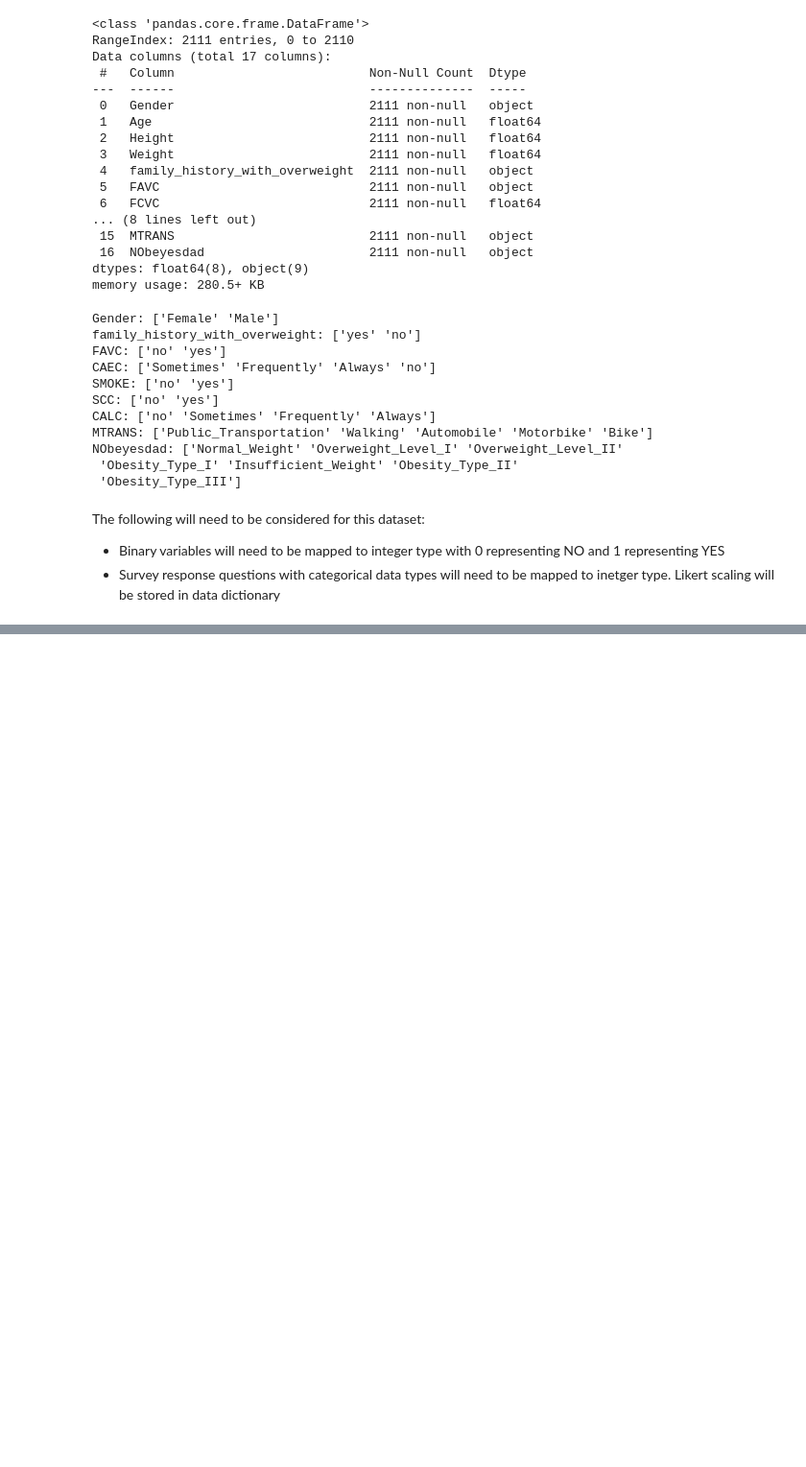
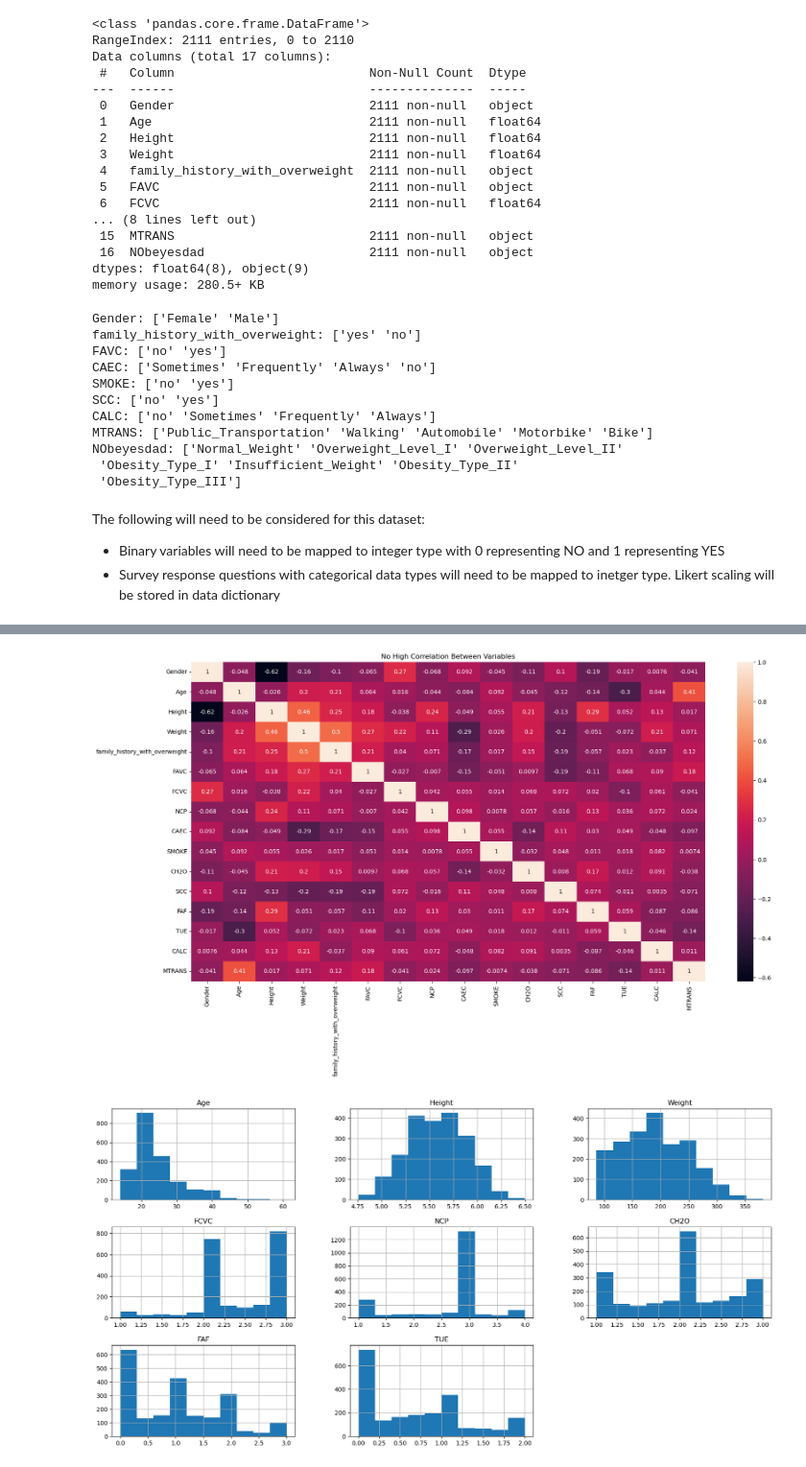
Before and after one commit to Lauren-Wilson/obesity_clustering, a Jupyter notebook: obesity_clustering.ipynb, the cells around one changed output, grey strips where cells are left out. Shown at 96% size. Saved outputs shown, nothing was run; the diff lists cells and outputs as text; code cells hidden in the pictures; blank space fills up the shorter version.

```diff
--- a/obesity_clustering.ipynb
+++ b/obesity_clustering.ipynb
@@ -105,8 +122,0 @@ df.head()
-# %%
-# convert likert columns
-# no = 0, Sometimes = 1, Frequently = 2, Always = 3
-likert_cols = ['CAEC', 'CALC']
-for col in likert_cols:
-    df[col] = np.where(df[col] == 'no', 0, np.where(df[col] == 'Sometimes', 1, np.where(df[col] == 'Frequently', 2, 3)))
-
-df.head()
@@ -119,0 +178,6 @@ df.head()
+# %%
+# convert meters to feet for the height column for better understanding
+df['Height'] = df['Height'] * 3.28084
+# %%
+# convert kilograms to lbs for the weight column for better understanding
+df['Weight'] = df['Weight'] * 2.20462
@@ -119,0 +196,18 @@ df.head()
+# %%
+# create a correlation matrix to observe the relationships between the variables
+correlation = df.corr()
+
+plt.figure(figsize=(20,10))
+sns.heatmap(correlation, annot=True)
+plt.title('No High Correlation Between Variables')
+plt.show()
+
+
+
+# create a histogram to observe the distribution of the data
+df.select_dtypes(include=['float64']).hist(figsize=(20,10))
+plt.title('Continuous Variable Distribution')
+plt.show()
+# %% [output]
+[figure, added]
+[figure, added]
```
Also changed, not shown: parts of 10 cells of this notebook.
